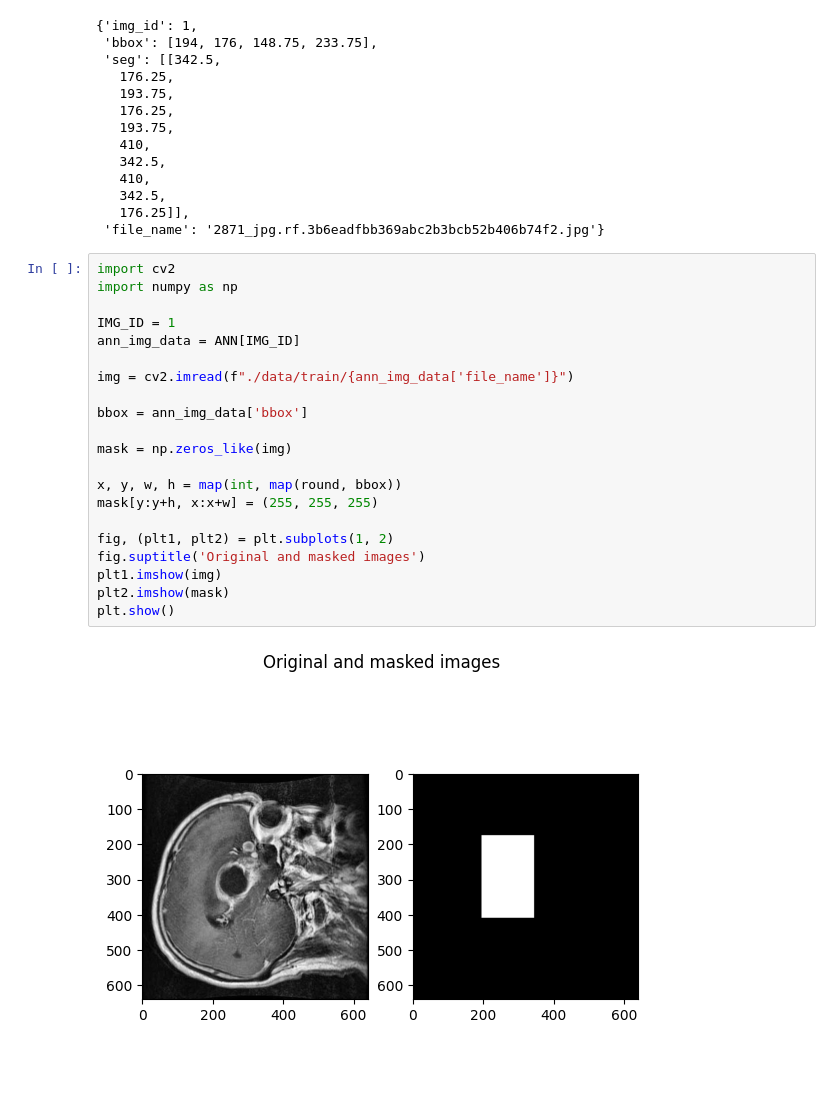
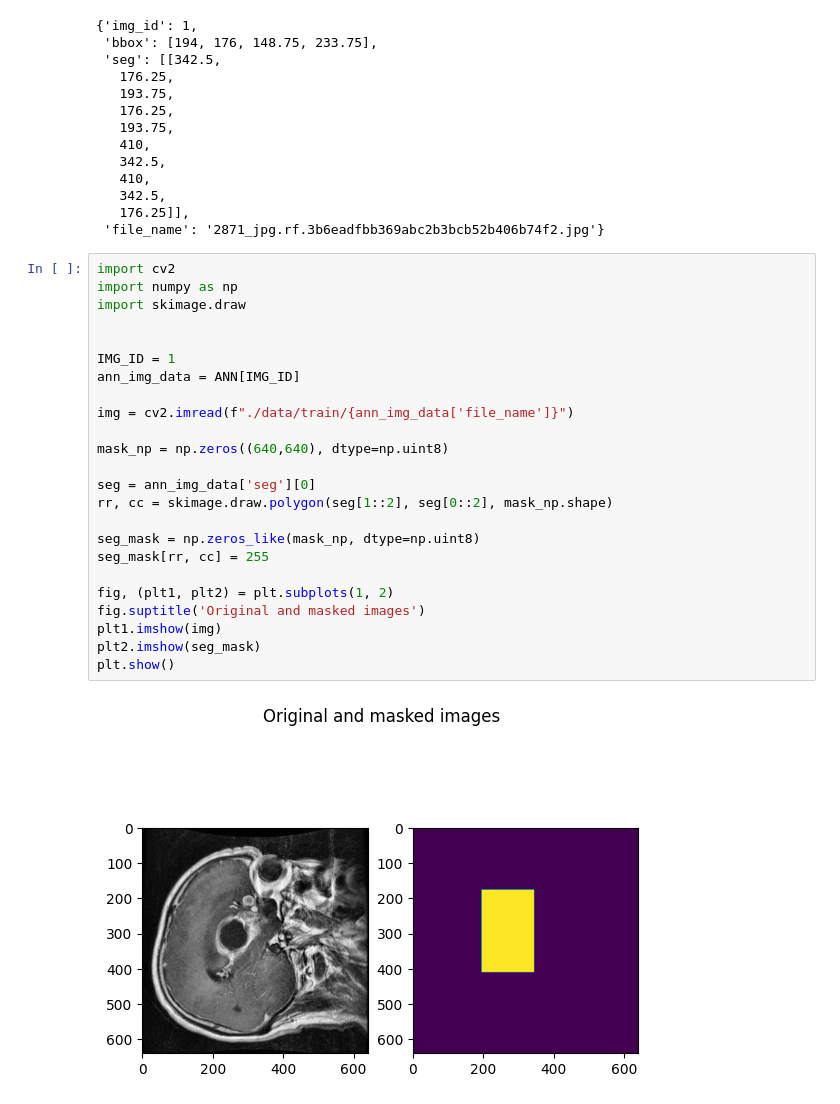
Before and after one commit to olesuv/noob-semantic-segmentation, a Jupyter notebook: data-research.ipynb, the cells around one changed output. Saved outputs shown, nothing was run; the diff lists cells and outputs as text; blank space fills up the shorter version.

```diff
--- a/data-research.ipynb
+++ b/data-research.ipynb
@@ -117,23 +117,26 @@ ANN[1]
 # %%
 import cv2
 import numpy as np
+import skimage.draw
+
 
 IMG_ID = 1
 ann_img_data = ANN[IMG_ID]
 
 img = cv2.imread(f"./data/train/{ann_img_data['file_name']}")
 
-bbox = ann_img_data['bbox']
+mask_np = np.zeros((640,640), dtype=np.uint8)
 
-mask = np.zeros_like(img)
+seg = ann_img_data['seg'][0]
+rr, cc = skimage.draw.polygon(seg[1::2], seg[0::2], mask_np.shape)
 
-x, y, w, h = map(int, map(round, bbox))
-mask[y:y+h, x:x+w] = (255, 255, 255)
+seg_mask = np.zeros_like(mask_np, dtype=np.uint8)
+seg_mask[rr, cc] = 255
 
 fig, (plt1, plt2) = plt.subplots(1, 2)
 fig.suptitle('Original and masked images')
 plt1.imshow(img)
-plt2.imshow(mask)
+plt2.imshow(seg_mask)
 plt.show()
 # %% [output]
-[figure, old version]
+[figure, new version]
```
Also changed, not shown: parts of 2 cells of this notebook, 1 other file.
